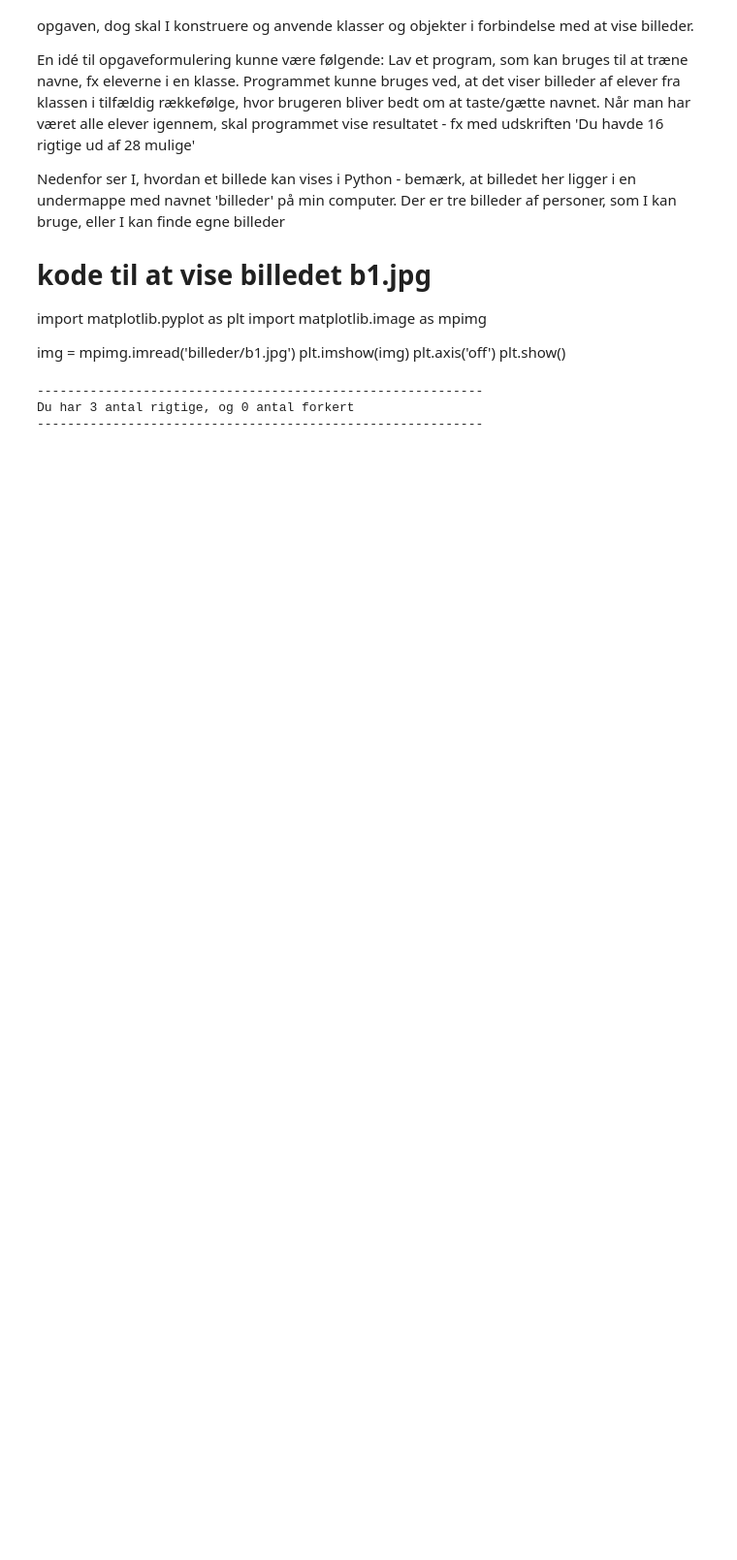
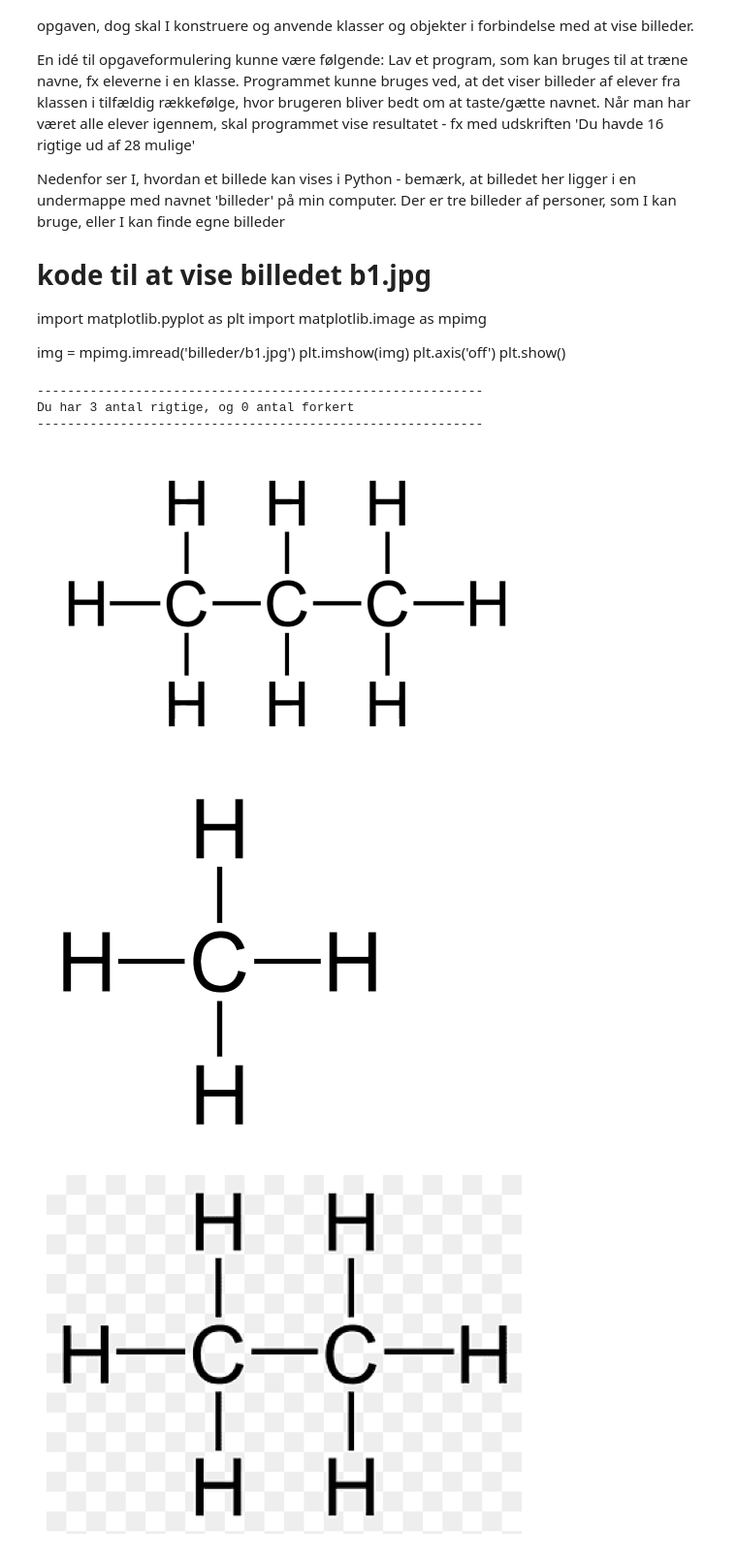
Before and after one commit to chapper2/Objekt-Orienteret-Programmering, a Jupyter notebook: Afleveringer/Aflevering 6.ipynb, the cells around one changed output. Shown at 97% size. Saved outputs shown, nothing was run; the diff lists cells and outputs as text; code cells hidden in the pictures; blank space fills up the shorter version.

Commit message:
AFL6 Objekt baseret visning af quiz virker

```diff
--- a/Afleveringer/Aflevering 6.ipynb
+++ b/Afleveringer/Aflevering 6.ipynb
@@ -20,9 +20,9 @@ plt.show()
 import matplotlib.pyplot as plt
 import matplotlib.image as mpimg
 
-methan = mpimg.imread(r'C:\Users\caspe\Documents\GitHub\Objekt-Orienteret-Programmering\Afleveringer\billeder til afl6\methan.png')
-ethan = mpimg.imread(r'C:\Users\caspe\Documents\GitHub\Objekt-Orienteret-Programmering\Afleveringer\billeder til afl6\ethan.png')
-propan = mpimg.imread(r'C:\Users\caspe\Documents\GitHub\Objekt-Orienteret-Programmering\Afleveringer\billeder til afl6\propan.png')
+methan = mpimg.imread(r'C:\Users\chn\Documents\GitHub\Objekt-Orienteret-Programmering\Afleveringer\billeder til afl6\methan.png')
+ethan = mpimg.imread(r'C:\Users\chn\Documents\GitHub\Objekt-Orienteret-Programmering\Afleveringer\billeder til afl6\ethan.png')
+propan = mpimg.imread(r'C:\Users\chn\Documents\GitHub\Objekt-Orienteret-Programmering\Afleveringer\billeder til afl6\propan.png')
 # %%
 import random
 import time
@@ -72,7 +72,7 @@ plt.imshow(alkaner[quizStruktur])
 #print(alkaner[quizStruktur])
 # %%
 import random
-import time
+#import time
 from IPython.display import clear_output
 
 
@@ -80,24 +80,30 @@ class OrganiskQuiz():
     def __init__(self, antalAlkaner):
         self.antalAlkaner = antalAlkaner
 
+    def Game(self):
+        alkan = Alkan()
+        for i in range(self.antalAlkaner):
+            navn = alkan.vælgTilfældigNavn()
 
-    def Game(self):
-        for i in range(len(self.antalAlkaner)):
-          navn = Alkan.vælgTilfældigNavn()
-
-          plt.imshow(alkaner[navn])
-          plt.axis('off')
-          plt.show()
-
-
+            plt.imshow(alkan.vælgStruktur())
+            plt.axis('off')
+            plt.show()
 
 
 class Alkan():
     def __init__(self):
-       alkaner = {'Methan':methan, 'Ethan':ethan, 'Propan':propan}
-       alkanNavne = ['Methan', 'Ethan', 'Propan']
+       self.alkaner = {'Methan':methan, 'Ethan':ethan, 'Propan':propan}
+       self.alkanNavne = ['Methan', 'Ethan', 'Propan']
+       self.quizStruktur = 'hej'
     def vælgTilfældigNavn(self):
-        quizStruktur = random.choice(alkanNavne)
-        return quizStruktur
+        self.quizStruktur = random.choice(self.alkanNavne)
+        return self.quizStruktur
     def vælgStruktur(self):
-       return alkaner[quizStruktur]
+       return self.alkaner[self.quizStruktur]
+# %%
+spil1 = OrganiskQuiz(3)
+spil1.Game()
+# %% [output]
+[figure, added]
+[figure, added]
+[figure, added]
```
